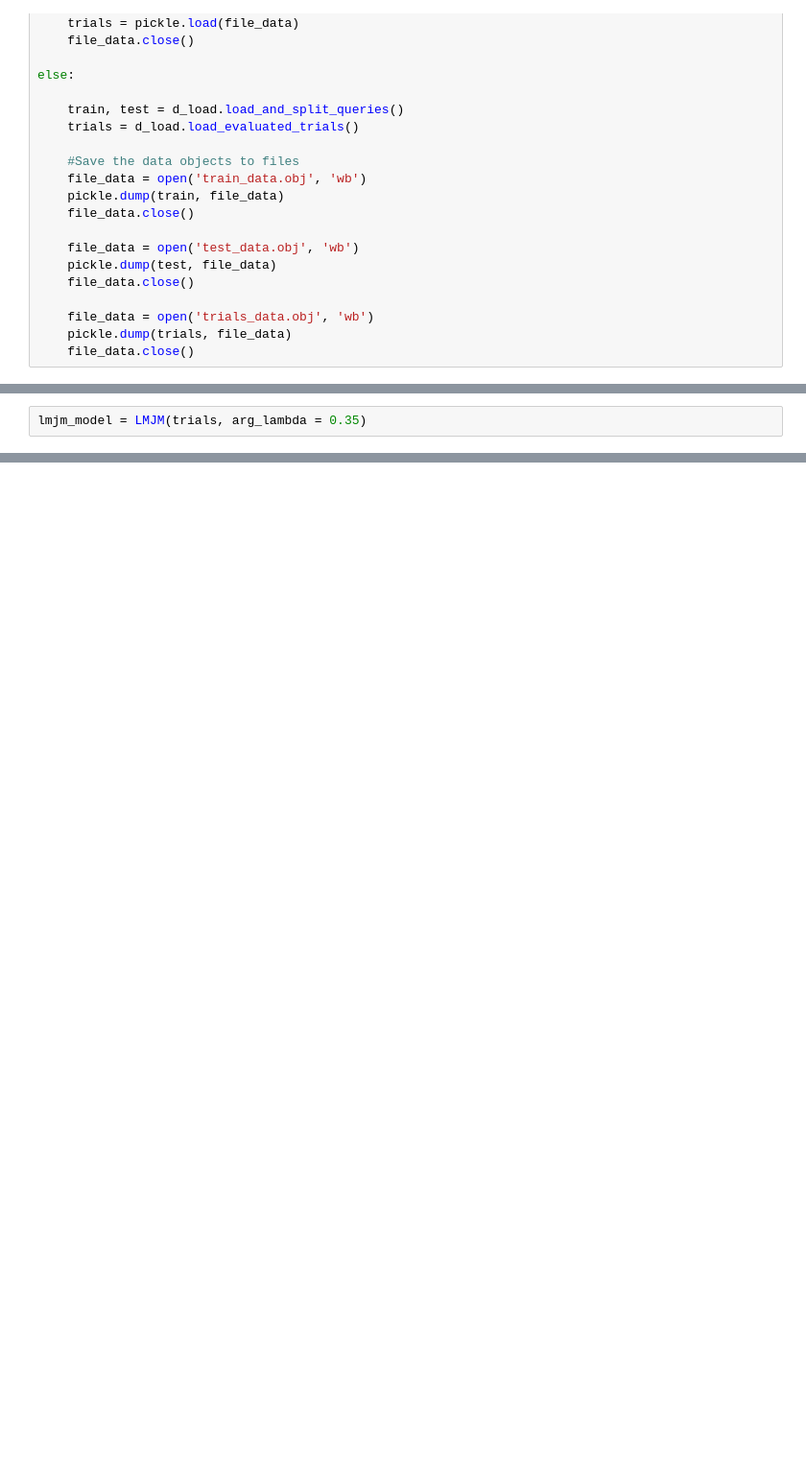
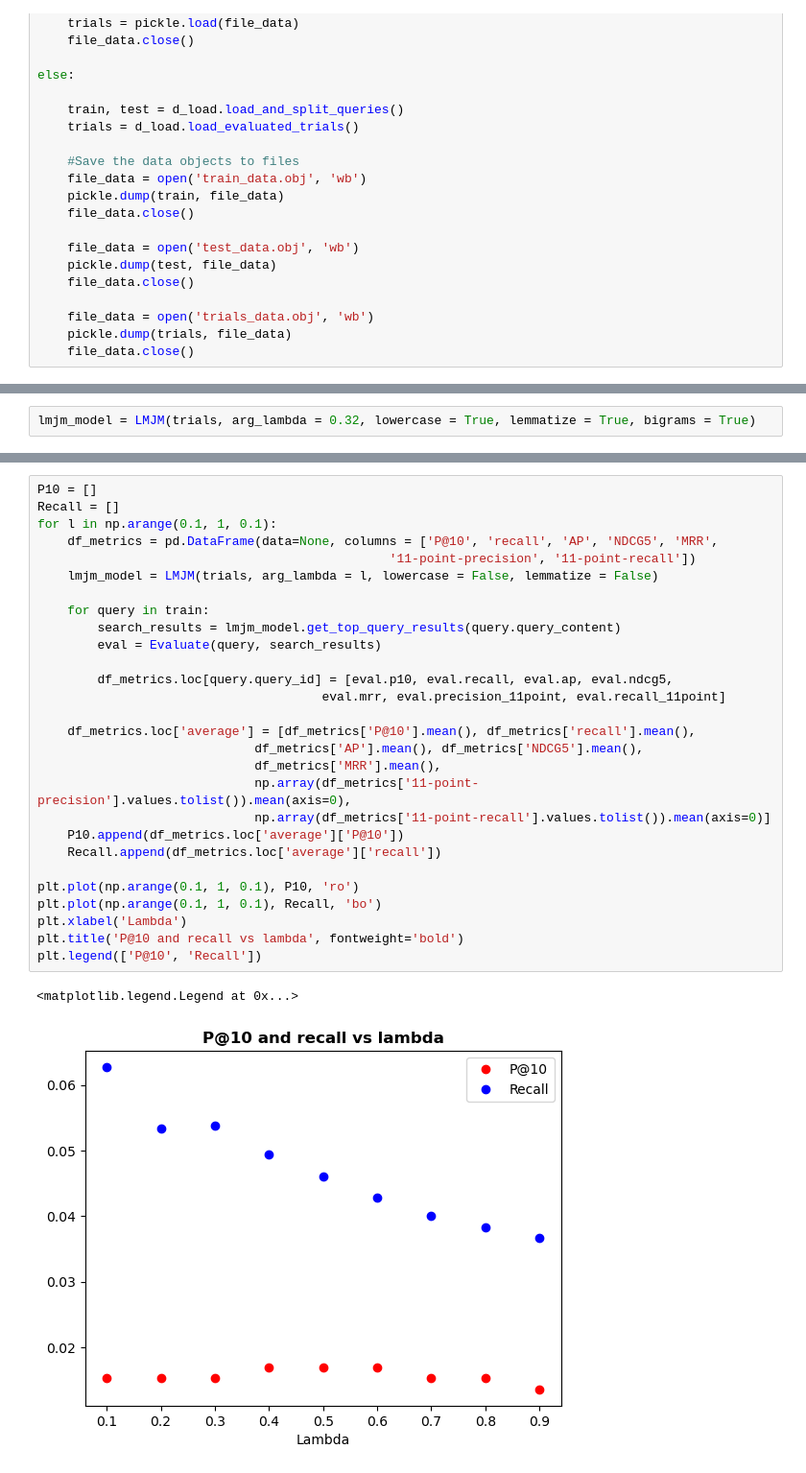
Before and after one commit to laszkiewiczp/information-retrieval, a Jupyter notebook: test.ipynb, the cells around one changed output, grey strips where cells are left out. Shown: that part at 96% size. Saved outputs shown, nothing was run; the diff lists cells and outputs as text; blank space fills up the shorter version.

```diff
--- a/test.ipynb
+++ b/test.ipynb
@@ -102,5 +101,5 @@ plt.legend(['Baseline 1'])
 # %%
-lmjm_model = LMJM(trials, arg_lambda = 0.35)
+lmjm_model = LMJM(trials, arg_lambda = 0.32, lowercase = True, lemmatize = True, bigrams = True)
 # %%
 df_metrics = pd.DataFrame(data=None, columns = ['P@10', 'recall', 'AP', 'NDCG5', 'MRR',
                                                '11-point-precision', '11-point-recall'])
@@ -130,0 +121,31 @@ Name: average, dtype: object
+# %%
+P10 = []
+Recall = []
+for l in np.arange(0.1, 1, 0.1):
+    df_metrics = pd.DataFrame(data=None, columns = ['P@10', 'recall', 'AP', 'NDCG5', 'MRR',
+                                               '11-point-precision', '11-point-recall'])
+    lmjm_model = LMJM(trials, arg_lambda = l, lowercase = False, lemmatize = False)
+
+    for query in train:
+        search_results = lmjm_model.get_top_query_results(query.query_content)
+        eval = Evaluate(query, search_results)
+
+        df_metrics.loc[query.query_id] = [eval.p10, eval.recall, eval.ap, eval.ndcg5,
+                                      eval.mrr, eval.precision_11point, eval.recall_11point]
+
+    df_metrics.loc['average'] = [df_metrics['P@10'].mean(), df_metrics['recall'].mean(),
+                             df_metrics['AP'].mean(), df_metrics['NDCG5'].mean(),
+                             df_metrics['MRR'].mean(),
+                             np.array(df_metrics['11-point-precision'].values.tolist()).mean(axis=0),
+                             np.array(df_metrics['11-point-recall'].values.tolist()).mean(axis=0)]
+    P10.append(df_metrics.loc['average']['P@10'])
+    Recall.append(df_metrics.loc['average']['recall'])
+
+plt.plot(np.arange(0.1, 1, 0.1), P10, 'ro')
+plt.plot(np.arange(0.1, 1, 0.1), Recall, 'bo')
+plt.xlabel('Lambda')
+plt.title('P@10 and recall vs lambda', fontweight='bold')
+plt.legend(['P@10', 'Recall'])
+# %% [output]
+<matplotlib.legend.Legend at 0x...>
+[figure, added]
```
Also changed, not shown: parts of 6 cells of this notebook, 2 other files.
